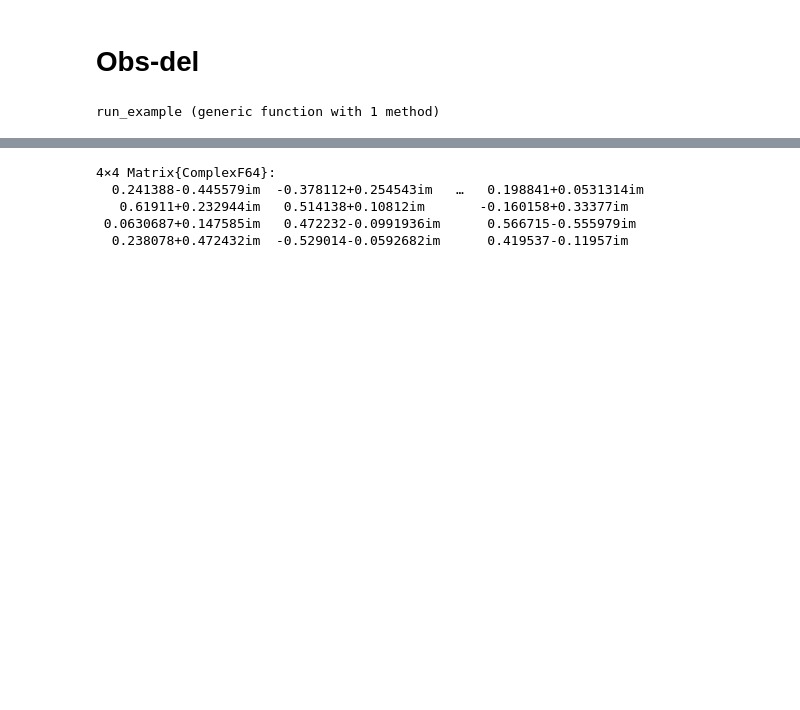
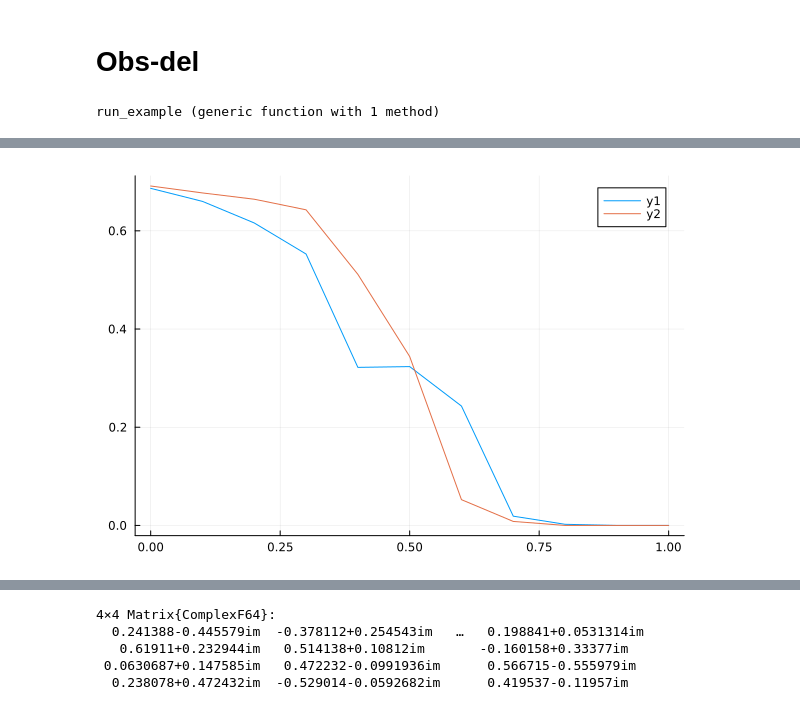
Before and after one commit to hainingpan/control_transition, a Jupyter notebook: test_ITensors.ipynb, the cells around one changed output, grey strips where cells are left out. Cells and saved outputs as stored; diff of their text form; code cells hidden in the pictures; blank space fills up the shorter version.

```diff
--- a/test_ITensors.ipynb
+++ b/test_ITensors.ipynb
@@ -1079,6 +1090,6 @@ run_example(10, 0.6,  10)
 # %%
-p_list=0:0.2:1
-seed_list=1:10
+p_list=0:0.1:1
+seed_list=1:20
 L_list=[6,8]
 O_list=zeros(length(L_list),length(p_list),length(seed_list))
 EE_list=zeros(length(L_list),length(p_list),length(seed_list))
@@ -1112,3 +1140,9 @@ plot!(p_list,mean(O_list[2,:,:],dims=2))
+# %%
+plot()
+plot!(p_list,mean(EE_list[1,:,:],dims=2))
+plot!(p_list,mean(EE_list[2,:,:],dims=2))
+# %% [output]
+[figure, added]
 # %%
 plot()
 plot!(p_list,mean(EE_list[1,:,:],dims=2))
```
Also changed, not shown: parts of 14 cells of this notebook, 1 other file.
